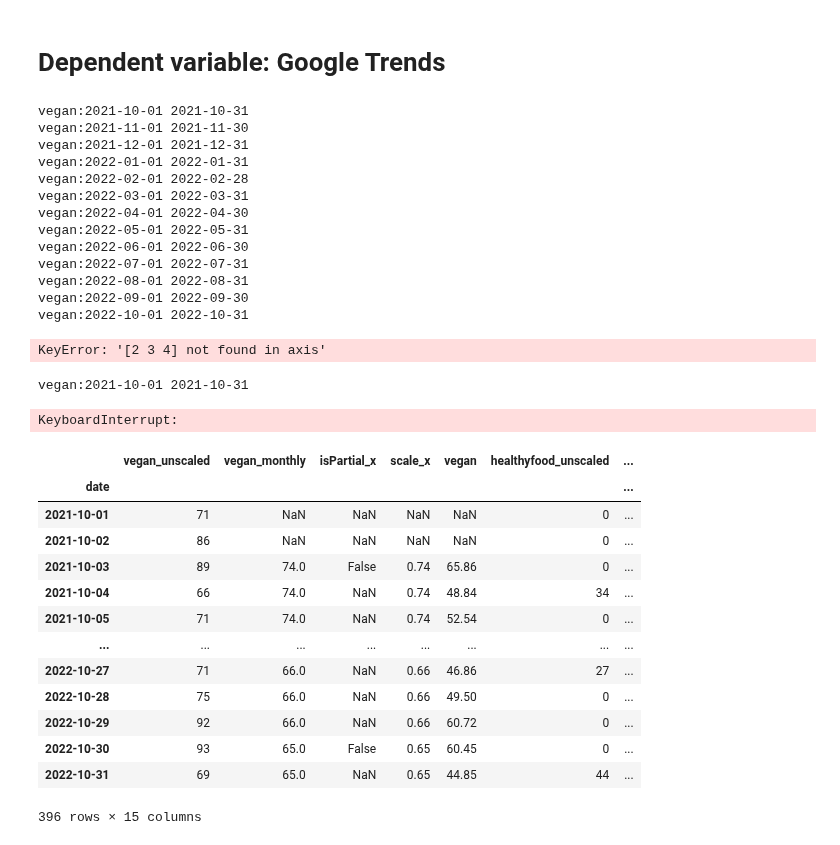
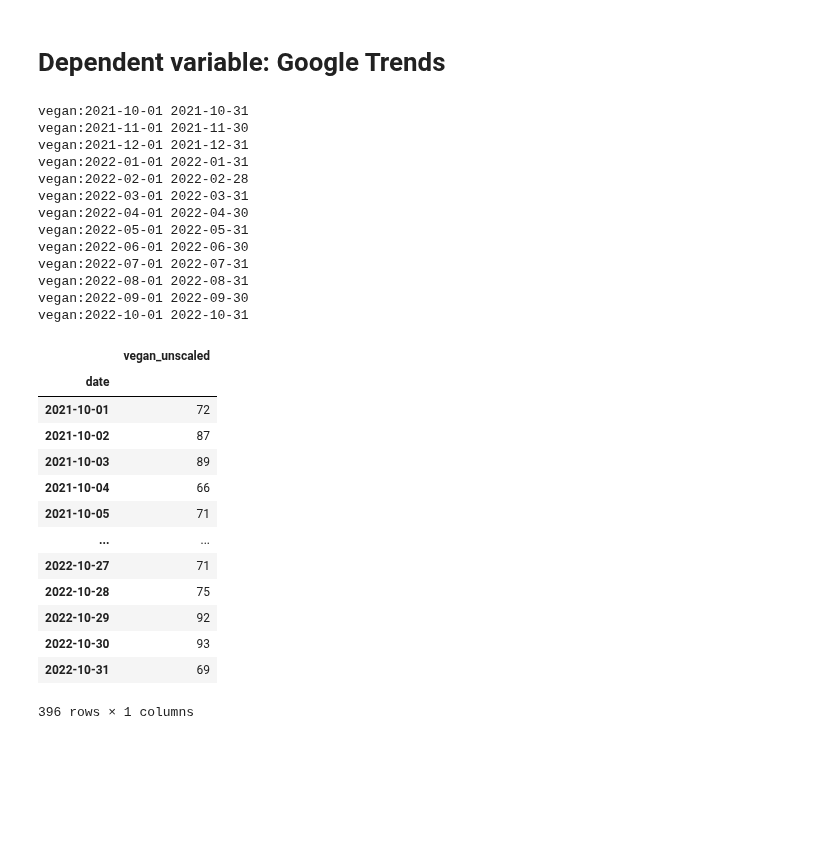
Before and after one commit to atyvaert/big-data, a Jupyter notebook: src/Exploration_Notebooks/Wouter_Exploration.ipynb, the cells around one changed output. Drawn from its saved outputs; the diff is of its cells as text; code cells hidden in the pictures; blank space fills up the shorter version.

```diff
--- a/src/Exploration_Notebooks/Wouter_Exploration.ipynb
+++ b/src/Exploration_Notebooks/Wouter_Exploration.ipynb
@@ -369,49 +369,3 @@ from pytrendsasync.request import TrendReq
 
 from pytrends import dailydata
 pytrends = TrendReq(hl='en-US', tz=360, timeout=10, proxies=['https://34.203.233.13:80',])
-# %%
-df = dailydata.get_daily_data("vegan", 2021, 10, 2022, 10)
-df.drop([2,3,4], axis = 1)
-# %% [output]
-vegan:2021-10-01 2021-10-31
-vegan:2021-11-01 2021-11-30
-vegan:2021-12-01 2021-12-31
-vegan:2022-01-01 2022-01-31
-vegan:2022-02-01 2022-02-28
-vegan:2022-03-01 2022-03-31
-vegan:2022-04-01 2022-04-30
-vegan:2022-05-01 2022-05-31
-vegan:2022-06-01 2022-06-30
-vegan:2022-07-01 2022-07-31
-vegan:2022-08-01 2022-08-31
-vegan:2022-09-01 2022-09-30
-vegan:2022-10-01 2022-10-31
-KeyError: '[2 3 4] not found in axis'
-# %%
-kw_list = ["healthyfood", "healthylifestyle", "vegan", "keto", "ketodiet", "ketolifestyle", "veganism", "vegetarian"]
-df = dailydata.get_daily_data("vegan", 2021, 10, 2022, 10)
-df.drop([2,3,4])
-for kw in kw_list:
-    df_temp = dailydata.get_daily_data(kw, 2021, 10, 2022, 10)
-    df_temp.drop([2,3,4])
-    df = df.merge(df_temp, on = "date", how = "outer")
-# %% [output]
-vegan:2021-10-01 2021-10-31
-KeyboardInterrupt:
-# %%
-df
-# %% [output]
-|  | vegan_unscaled | vegan_monthly | isPartial_x | scale_x | vegan | healthyfood_unscaled | ... |
-| date |  |  |  |  |  |  | ... |
-| 2021-10-01 | 71 | NaN | NaN | NaN | NaN | 0 | ... |
-| 2021-10-02 | 86 | NaN | NaN | NaN | NaN | 0 | ... |
-| 2021-10-03 | 89 | 74.0 | False | 0.74 | 65.86 | 0 | ... |
-| 2021-10-04 | 66 | 74.0 | NaN | 0.74 | 48.84 | 34 | ... |
-| 2021-10-05 | 71 | 74.0 | NaN | 0.74 | 52.54 | 0 | ... |
-| ... | ... | ... | ... | ... | ... | ... | ... |
-| 2022-10-27 | 71 | 66.0 | NaN | 0.66 | 46.86 | 27 | ... |
-| 2022-10-28 | 75 | 66.0 | NaN | 0.66 | 49.50 | 0 | ... |
-| 2022-10-29 | 92 | 66.0 | NaN | 0.66 | 60.72 | 0 | ... |
-| 2022-10-30 | 93 | 65.0 | False | 0.65 | 60.45 | 0 | ... |
-| 2022-10-31 | 69 | 65.0 | NaN | 0.65 | 44.85 | 44 | ... |
-396 rows × 15 columns
@@ -417,0 +374,32 @@ df
+# %%
+df = dailydata.get_daily_data("vegan", 2021, 10, 2022, 10)
+df = df.drop(df.columns[[1, 2, 3, 4]],axis = 1)
+df
+# %% [output]
+vegan:2021-10-01 2021-10-31
+vegan:2021-11-01 2021-11-30
+vegan:2021-12-01 2021-12-31
+vegan:2022-01-01 2022-01-31
+vegan:2022-02-01 2022-02-28
+vegan:2022-03-01 2022-03-31
+vegan:2022-04-01 2022-04-30
+vegan:2022-05-01 2022-05-31
+vegan:2022-06-01 2022-06-30
+vegan:2022-07-01 2022-07-31
+vegan:2022-08-01 2022-08-31
+vegan:2022-09-01 2022-09-30
+vegan:2022-10-01 2022-10-31
+|  | vegan_unscaled |
+| date |  |
+| 2021-10-01 | 72 |
+| 2021-10-02 | 87 |
+| 2021-10-03 | 89 |
+| 2021-10-04 | 66 |
+| 2021-10-05 | 71 |
+| ... | ... |
+| 2022-10-27 | 71 |
+| 2022-10-28 | 75 |
+| 2022-10-29 | 92 |
+| 2022-10-30 | 93 |
+| 2022-10-31 | 69 |
+396 rows × 1 columns
```
Also changed, not shown: parts of 1 cell of this notebook.
